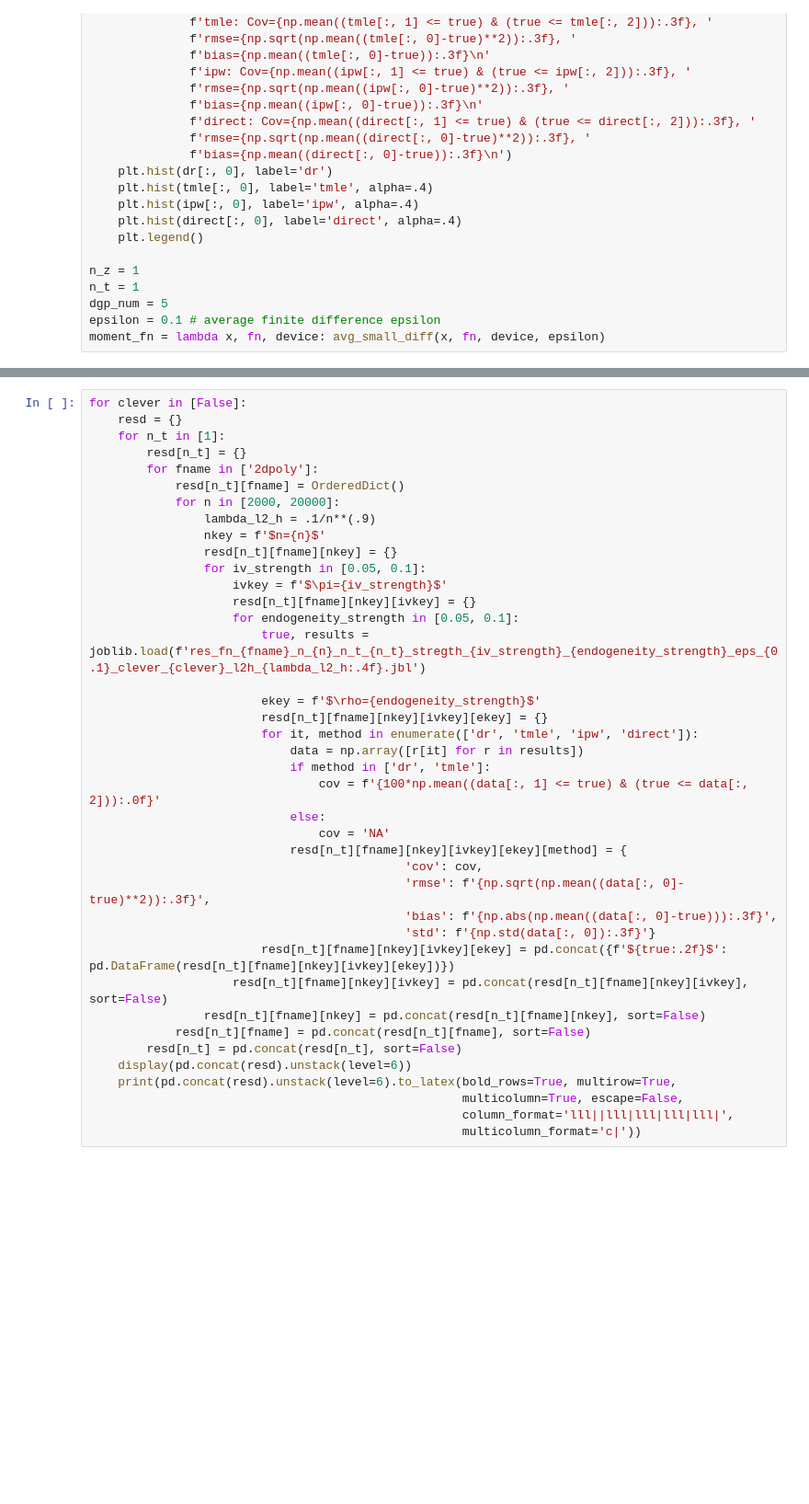
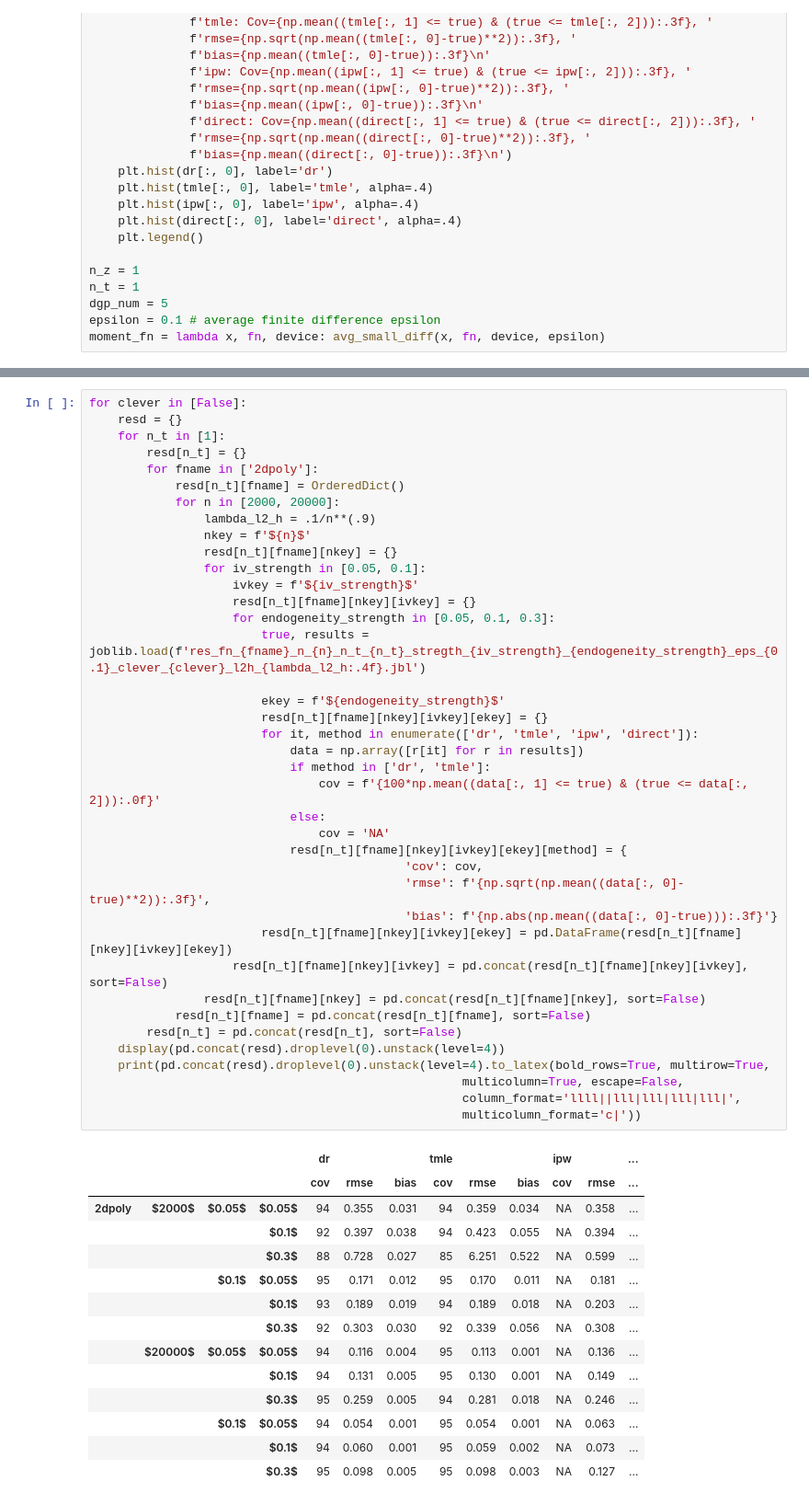
Before and after one commit to syrgkanislab/npiv_functionals, a Jupyter notebook: notebooks/Postprocess.ipynb, the cells around one changed output, grey strips where cells are left out. Shown at 92% size. Saved outputs shown, nothing was run; the diff lists cells and outputs as text; blank space fills up the shorter version.

```diff
--- a/notebooks/Postprocess.ipynb
+++ b/notebooks/Postprocess.ipynb
@@ -123,40 +169,54 @@ FileNotFoundError: [Errno 2] No such file or directory: 'res_fn_abs_n_500_n_t_1_
 # %%
 for clever in [False]:
     resd = {}
     for n_t in [1]:
         resd[n_t] = {}
         for fname in ['2dpoly']:
             resd[n_t][fname] = OrderedDict()
             for n in [2000, 20000]:
                 lambda_l2_h = .1/n**(.9)
-                nkey = f'$n={n}$'
+                nkey = f'${n}$'
                 resd[n_t][fname][nkey] = {}
                 for iv_strength in [0.05, 0.1]:
-                    ivkey = f'$\pi={iv_strength}$'
+                    ivkey = f'${iv_strength}$'
                     resd[n_t][fname][nkey][ivkey] = {}
-                    for endogeneity_strength in [0.05, 0.1]:
+                    for endogeneity_strength in [0.05, 0.1, 0.3]:
                         true, results = joblib.load(f'res_fn_{fname}_n_{n}_n_t_{n_t}_stregth_{iv_strength}_{endogeneity_strength}_eps_{0.1}_clever_{clever}_l2h_{lambda_l2_h:.4f}.jbl')
 
-                        ekey = f'$\rho={endogeneity_strength}$'
+                        ekey = f'${endogeneity_strength}$'
                         resd[n_t][fname][nkey][ivkey][ekey] = {}
                         for it, method in enumerate(['dr', 'tmle', 'ipw', 'direct']):
                             data = np.array([r[it] for r in results])
                             if method in ['dr', 'tmle']:
                                 cov = f'{100*np.mean((data[:, 1] <= true) & (true <= data[:, 2])):.0f}'
                             else:
                                 cov = 'NA'
                             resd[n_t][fname][nkey][ivkey][ekey][method] = {
                                             'cov': cov,
                                             'rmse': f'{np.sqrt(np.mean((data[:, 0]-true)**2)):.3f}',
-                                            'bias': f'{np.abs(np.mean((data[:, 0]-true))):.3f}',
-                                            'std': f'{np.std(data[:, 0]):.3f}'}
-                        resd[n_t][fname][nkey][ivkey][ekey] = pd.concat({f'${true:.2f}$': pd.DataFrame(resd[n_t][fname][nkey][ivkey][ekey])})
+                                            'bias': f'{np.abs(np.mean((data[:, 0]-true))):.3f}'}
+                        resd[n_t][fname][nkey][ivkey][ekey] = pd.DataFrame(resd[n_t][fname][nkey][ivkey][ekey])
                     resd[n_t][fname][nkey][ivkey] = pd.concat(resd[n_t][fname][nkey][ivkey], sort=False)
                 resd[n_t][fname][nkey] = pd.concat(resd[n_t][fname][nkey], sort=False)
             resd[n_t][fname] = pd.concat(resd[n_t][fname], sort=False)
         resd[n_t] = pd.concat(resd[n_t], sort=False)
-    display(pd.concat(resd).unstack(level=6))
-    print(pd.concat(resd).unstack(level=6).to_latex(bold_rows=True, multirow=True,
+    display(pd.concat(resd).droplevel(0).unstack(level=4))
+    print(pd.concat(resd).droplevel(0).unstack(level=4).to_latex(bold_rows=True, multirow=True,
                                                     multicolumn=True, escape=False,
-                                                    column_format='lll||lll|lll|lll|lll|',
+                                                    column_format='llll||lll|lll|lll|lll|',
                                                     multicolumn_format='c|'))
+# %% [output]
+|  |  |  |  | dr |  |  | tmle |  |  | ipw |  | ... |
+|  |  |  |  | cov | rmse | bias | cov | rmse | bias | cov | rmse | ... |
+| 2dpoly | $2000$ | $0.05$ | $0.05$ | 94 | 0.355 | 0.031 | 94 | 0.359 | 0.034 | NA | 0.358 | ... |
+|  |  |  | $0.1$ | 92 | 0.397 | 0.038 | 94 | 0.423 | 0.055 | NA | 0.394 | ... |
+|  |  |  | $0.3$ | 88 | 0.728 | 0.027 | 85 | 6.251 | 0.522 | NA | 0.599 | ... |
+|  |  | $0.1$ | $0.05$ | 95 | 0.171 | 0.012 | 95 | 0.170 | 0.011 | NA | 0.181 | ... |
+|  |  |  | $0.1$ | 93 | 0.189 | 0.019 | 94 | 0.189 | 0.018 | NA | 0.203 | ... |
+|  |  |  | $0.3$ | 92 | 0.303 | 0.030 | 92 | 0.339 | 0.056 | NA | 0.308 | ... |
+|  | $20000$ | $0.05$ | $0.05$ | 94 | 0.116 | 0.004 | 95 | 0.113 | 0.001 | NA | 0.136 | ... |
+|  |  |  | $0.1$ | 94 | 0.131 | 0.005 | 95 | 0.130 | 0.001 | NA | 0.149 | ... |
+|  |  |  | $0.3$ | 95 | 0.259 | 0.005 | 94 | 0.281 | 0.018 | NA | 0.246 | ... |
+|  |  | $0.1$ | $0.05$ | 94 | 0.054 | 0.001 | 95 | 0.054 | 0.001 | NA | 0.063 | ... |
+|  |  |  | $0.1$ | 94 | 0.060 | 0.001 | 95 | 0.059 | 0.002 | NA | 0.073 | ... |
+|  |  |  | $0.3$ | 95 | 0.098 | 0.005 | 95 | 0.098 | 0.003 | NA | 0.127 | ... |
```
Also changed, not shown: parts of 4 cells of this notebook, 3 other files.
